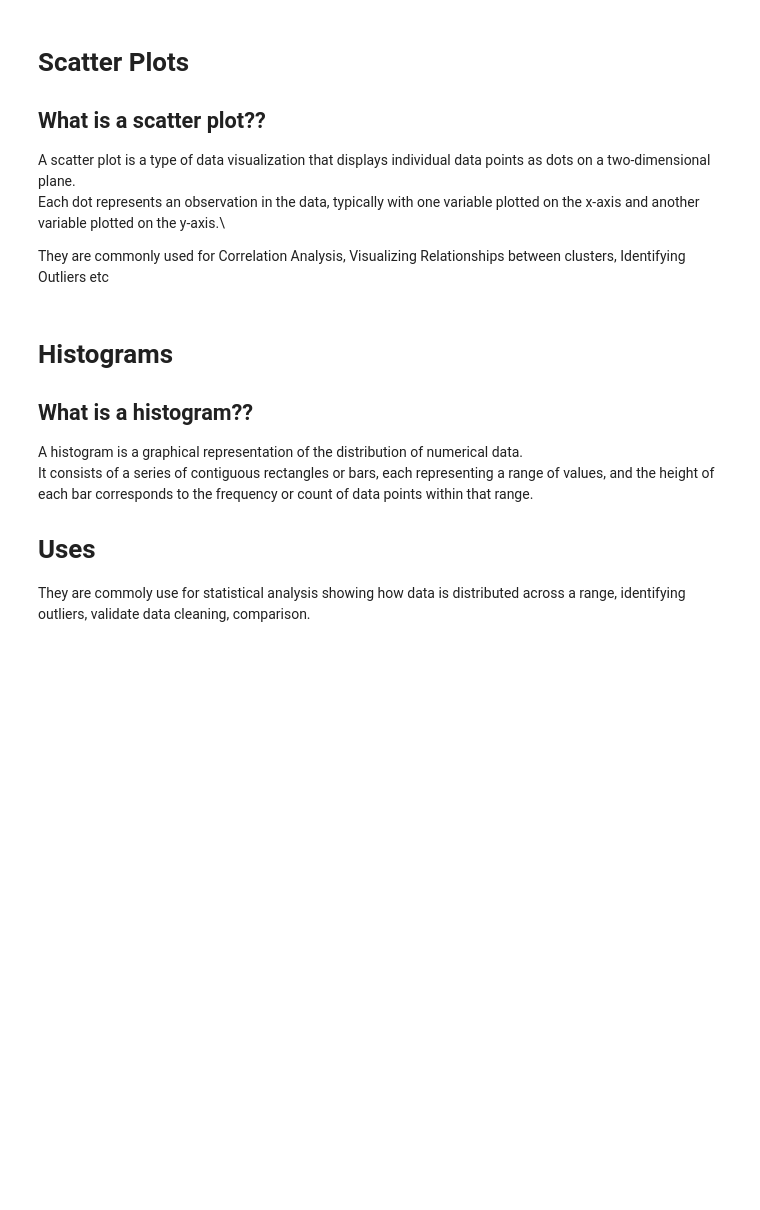
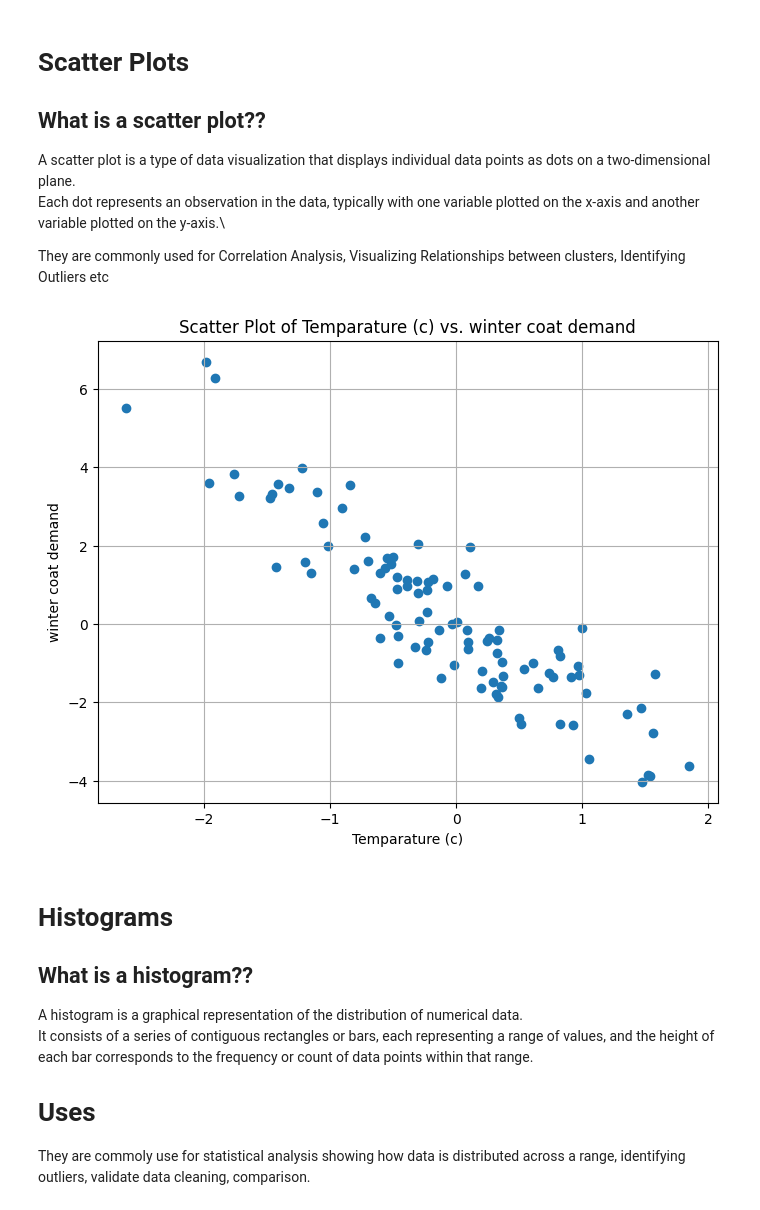
Before and after one commit to ANIEKWECHIDERA/Python-basics-workbook, a Jupyter notebook: Python for Data Analytics (Matplotlib & Seaborn)lesson.ipynb, the cells around one changed output. Saved outputs shown, nothing was run; the diff lists cells and outputs as text; code cells hidden in the pictures; blank space fills up the shorter version.

```diff
--- a/Python for Data Analytics (Matplotlib & Seaborn)lesson.ipynb
+++ b/Python for Data Analytics (Matplotlib & Seaborn)lesson.ipynb
@@ -210,16 +230,18 @@ They are commonly used for Correlation Analysis, Visualizing Relationships betwe
 # %%
 sns.set(style = 'darkgrid')
 # %%
-demand_df = pd.read_csv(r"C:\Users\chide\Documents\Datasets\Negative correlation Dataset.csv")
+demand_df = pd.read_csv(r"C:\Users\chide\Documents\Datasets\DWBB Academy - Matplotlib and seaborn class\Negative correlation Dataset.csv")
 
 # Scatter plot using matplotlib
 plt.figure(figsize=(8, 6))
 plt.scatter(demand_df['Temparature (c)'], demand_df['winter coat demand'])
 plt.title('Scatter Plot of Temparature (c) vs. winter coat demand')
 plt.xlabel('Temparature (c)')
 plt.ylabel('winter coat demand')
 plt.grid(True)
 plt.show()
+# %% [output]
+[figure, added]
 # %%
 cor_df = pd.read_csv(r"C:\Users\chide\Documents\Datasets\Study hours vs exam scores Dataset.csv")
 
```
Also changed, not shown: parts of 14 cells of this notebook.
